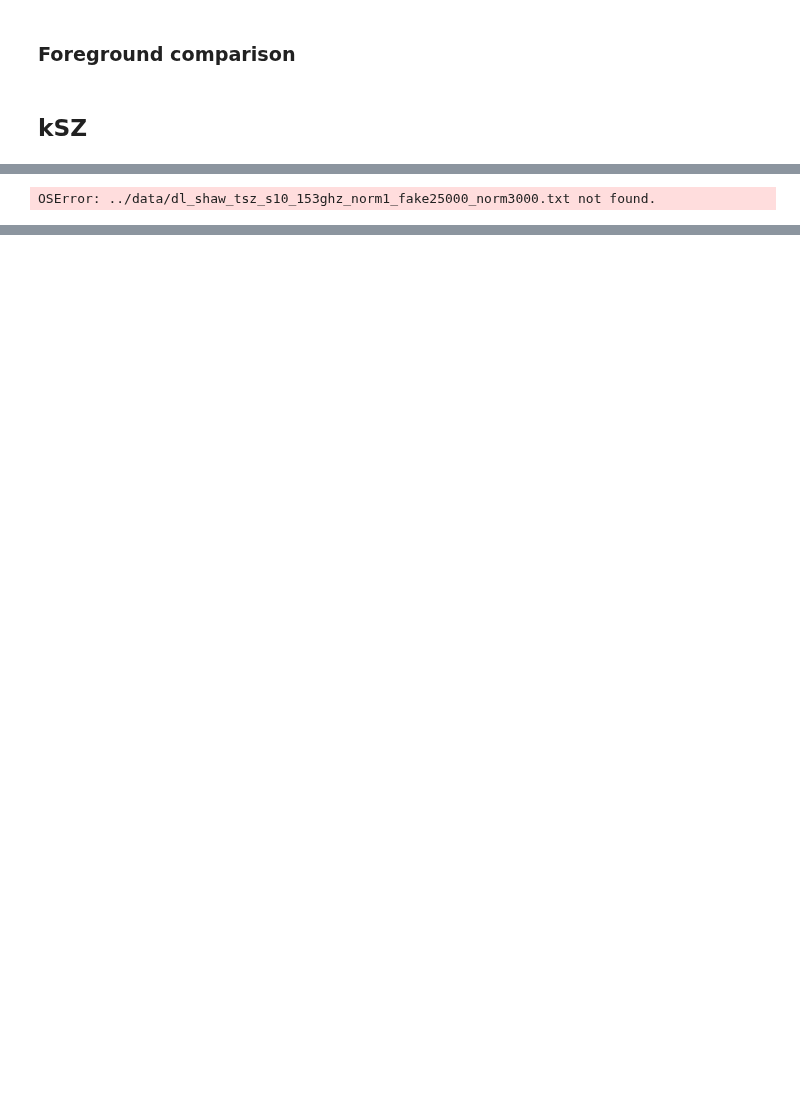
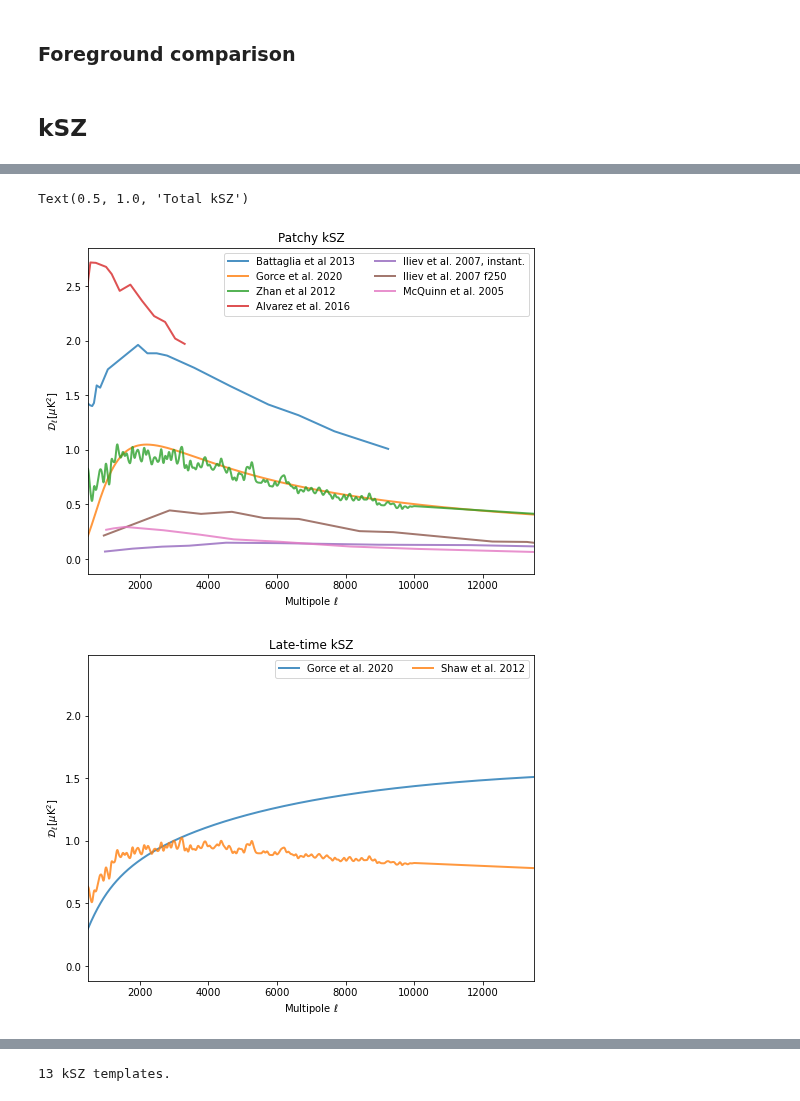
Before and after one commit to mtristram/hillik, a Jupyter notebook: scripts/check_fgds_ag.ipynb, the cells around one changed output, grey strips where cells are left out. Drawn from its saved outputs; the diff is of its cells as text; code cells hidden in the pictures; blank space fills up the shorter version.

Commit message:
Clean up kSZ templates

```diff
--- a/scripts/check_fgds_ag.ipynb
+++ b/scripts/check_fgds_ag.ipynb
@@ -643,35 +23,39 @@ print(tsz_dgcl_cor)
-# %%
-tr = np.genfromtxt("../data/dl_shaw_tsz_s10_153ghz_norm1_fake25000_norm3000.txt")
-shaw_ell, shaw_dell = tr[:,0], tr[:,1]
-
-tr = np.genfromtxt("../data/dl_ksz_CSFplusPATCHY_13sep2011_norm1_fake25000.txt")
-csfp_ell, csfp_dell = tr[:,0], tr[:,1]
-
-
-tr = np.genfromtxt("../data/cib_extra.dat")
-cibe_ell, cibe_dell = tr[:,0], tr[:,1]
-
-tr = np.genfromtxt("../data/sz_x_cib_template.dat")
-xi_ell, xi_dell = tr[:,0], tr[:,1]
-
-dust_dl= (xi_ell/3000.)**(-1.2)
-dust_dl[0:200]=0.
-
-plt.figure(figsize=(10,5))
-plt.loglog()
-plt.title("SPT alone")
-plt.plot(xi_ell, xi_dell, label="xi template")
-plt.plot(shaw_ell, shaw_dell, label="shaw")
-plt.plot(csfp_ell, csfp_dell, label="CSF+patchy")
-plt.plot(cibe_ell, cibe_dell, label="extra")
-
-plt.plot(xi_ell, dust_dl, label="dust")
-
-plt.legend()
-plt.xlabel("ell")
-plt.ylabel("Dell")
-plt.ylim(5e-2,1e1)
-plt.xlim(10,1.2e4)
-print(tsz_dgcl_cor)
-# %% [output]
-OSError: ../data/dl_shaw_tsz_s10_153ghz_norm1_fake25000_norm3000.txt not found.
+# %%
+fig1, ax1 = plt.subplots(1, 1, figsize=(8, 6))
+fig2, ax2 = plt.subplots(1, 1, figsize=(8, 6))
+fig3, ax3 = plt.subplots(1, 1, figsize=(8, 6))
+nksz_temp = 0
+ksz_keys = []
+for k in fg_info.keys():
+    if fg_info[k]['type'] == 'kSZ':
+        ksz_keys.append(k)
+        label = f"{fg_info[k]['authors']}"# {fg_info[k]['reference']}"
+        try:
+            if fg_info[k]['filetype'] in ['.dat', '.txt']:
+                ells, cls = np.loadtxt(fgfolder+k, unpack=True)
+                # print(cls.shape)
+            elif fg_info[k]['filetype'] in ['.csv']:
+                # print(k)
+                data = pandas.read_csv(fgfolder+k)
+                ells, cls = data.values.T
+            if fg_info[k]['typebis'] == 'Patchy kSZ':
+                ax1.plot(ells, cls, label=label, alpha=.8, lw=2.)
+            elif fg_info[k]['typebis'] == 'Total kSZ':
+                ax3.plot(ells, cls, label=label, alpha=.8, lw=2.)
+            else:
+                ax2.plot(ells, cls, label=label, alpha=.8, lw=2.)
+            nksz_temp += 1
+        except OSError:
+            print(f'{k} not found.')
+for ax in [ax1, ax2, ax3]:
+    ax.legend(ncol=2)
+    ax.set_ylabel(r'$\mathcal{D}_\ell\,[\mu\mathrm{K}^2]$')
+    ax.set_xlabel(r'Multipole $\ell$')
+    ax.set_xlim(500, 13500)
+ax1.set_title('Patchy kSZ')
+ax2.set_title('Late-time kSZ')
+ax3.set_title('Total kSZ')
+# %% [output]
+Text(0.5, 1.0, 'Total kSZ')
+[figure, added]
+[figure, added]
@@ -677,0 +63,4 @@ OSError: ../data/dl_shaw_tsz_s10_153ghz_norm1_fake25000_norm3000.txt not found.
+# %%
+print(f'{nksz_temp} kSZ templates.')
+# %% [output]
+13 kSZ templates.
```
Also changed, not shown: parts of 48 cells of this notebook.
